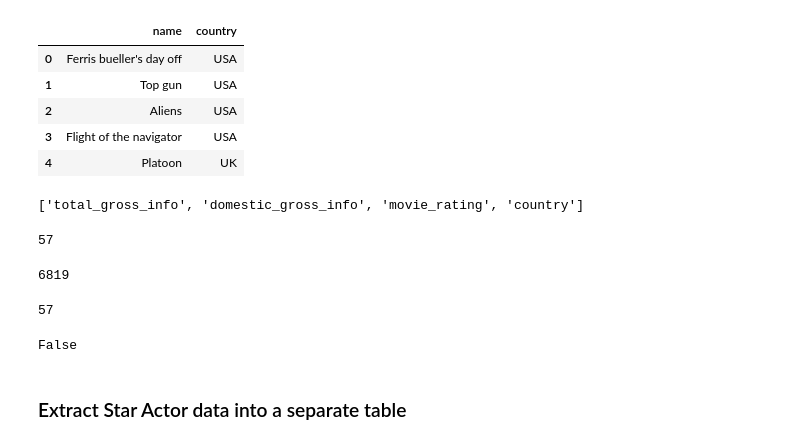
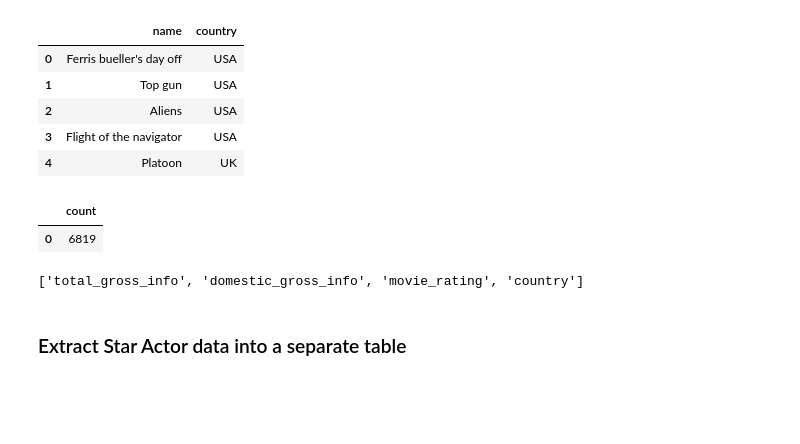
Before and after one commit to IrinaUX/Group7-ETL-Project, a Jupyter notebook: scrape_clean.ipynb, the cells around one changed output. Drawn from its saved outputs; the diff is of its cells as text; code cells hidden in the pictures; blank space fills up the shorter version.

```diff
--- a/scrape_clean.ipynb
+++ b/scrape_clean.ipynb
@@ -492,29 +499,17 @@ pd.read_sql_query('select * from country', con=engine).head()
 | 2 | Aliens | USA |
 | 3 | Flight of the navigator | USA |
 | 4 | Platoon | UK |
+# %%
+# Check the size
+pd.read_sql_query('select count(*) from country', con=engine).head()
+# %% [output]
+|  | count |
+| 0 | 6819 |
 # %%
 # Check all tables in the database
 engine.table_names()
 # %% [output]
 ['total_gross_info', 'domestic_gross_info', 'movie_rating', 'country']
-# %%
-# Check how many countries listed
-len(country['country'].unique())
-# %% [output]
-57
-# %%
-len(country)
-# %% [output]
-6819
-# %%
-len(country['country'].unique())
-# %% [output]
-57
-# %%
-# Check for null values
-country.isnull().values.any()
-# %% [output]
-False
 # %% [markdown]
 ### Extract Star Actor data into a separate table
 # %%
```
Also changed, not shown: parts of 17 cells of this notebook.
